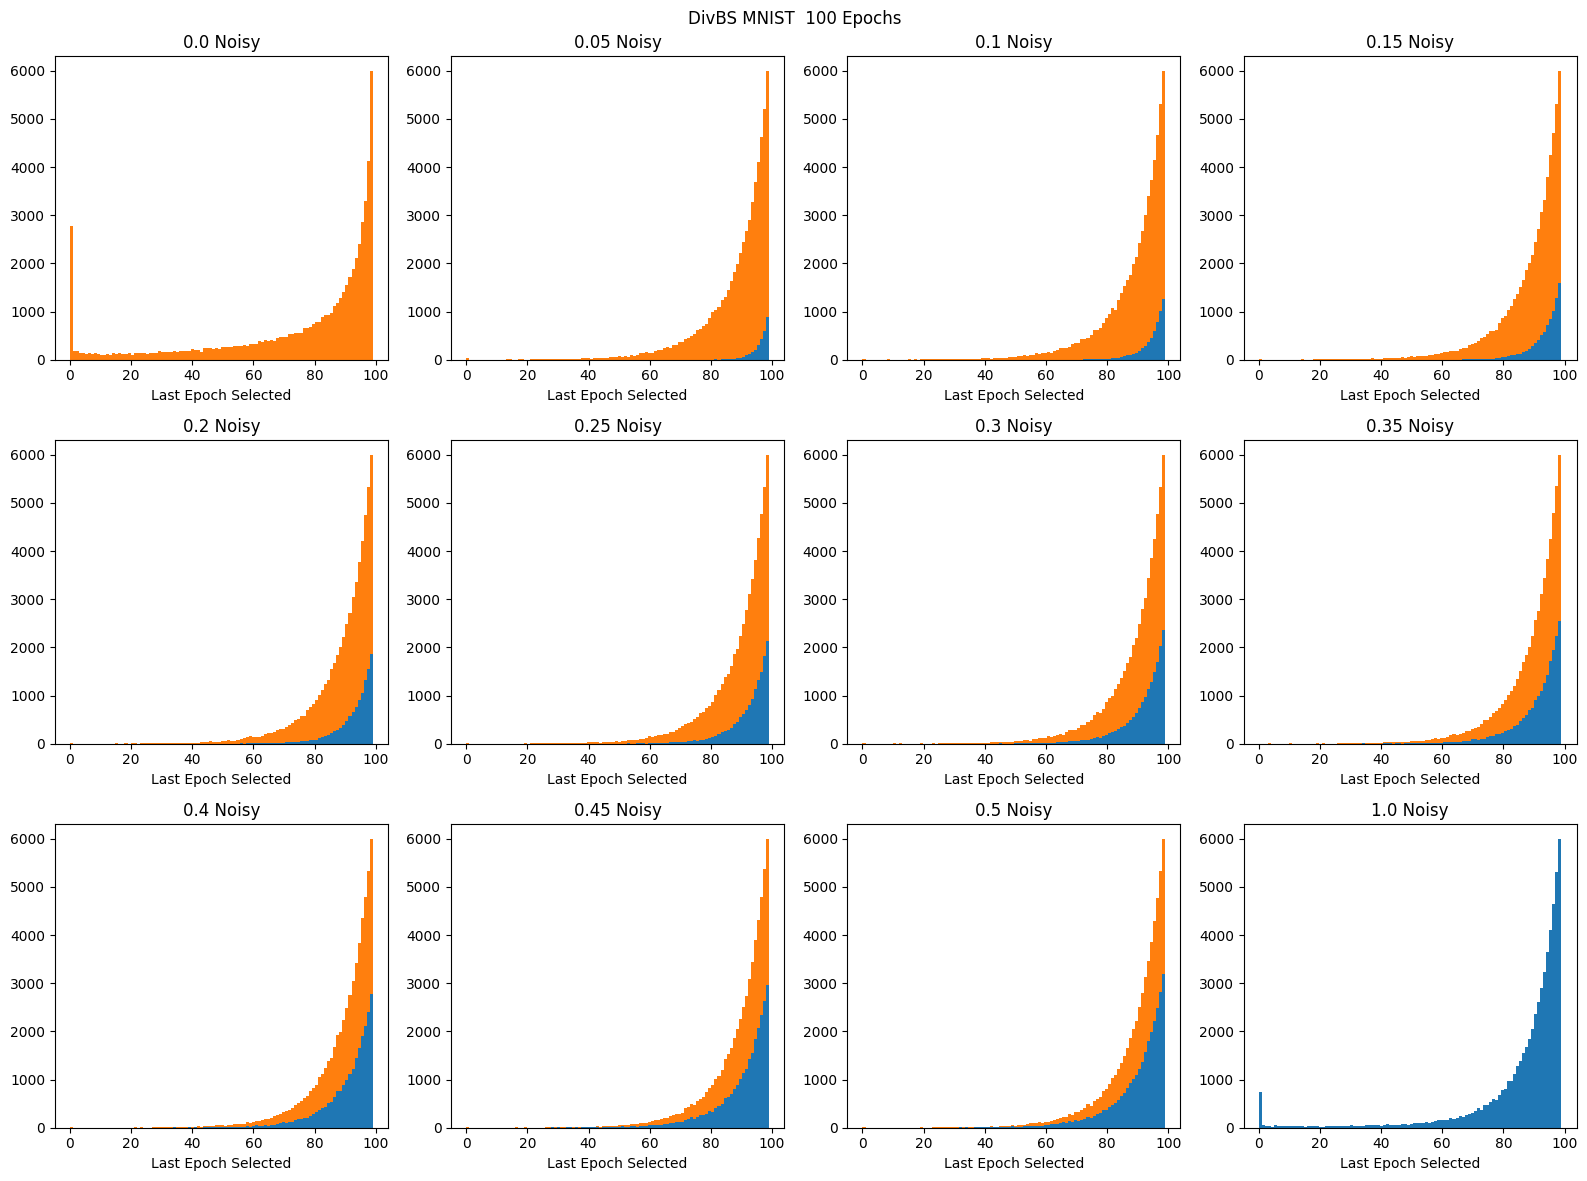
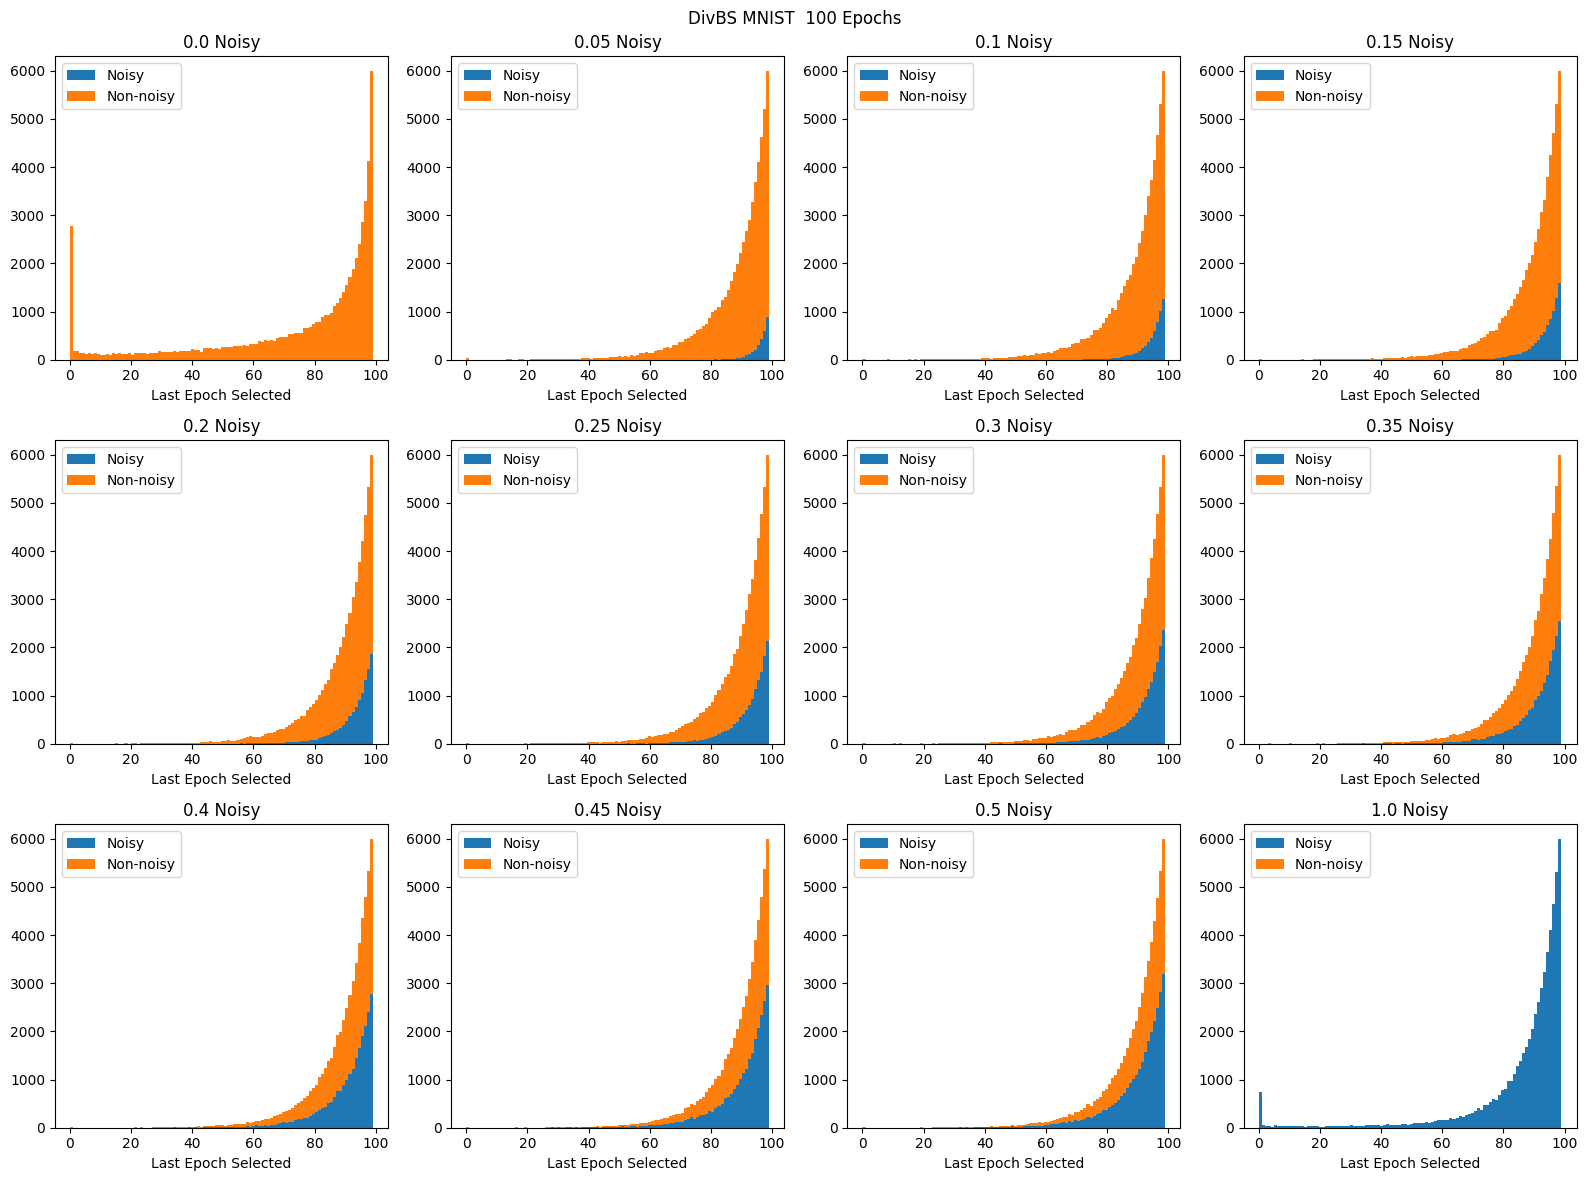
Unified diff of the notebook cell whose output changed from the first chart to the second:
--- before
+++ after
@@ -11,5 +11,5 @@
 
             percent = next(percents)
-            num_epochs, num_data, selected_points, noisy_mask, num_selected_noisy, num_selected_non_noisy = load_data(selected_points_path, noisy_indicies_path, percent)
+            num_epochs, num_data, selected_points, noisy_mask, num_selected_noisy, num_selected_non_noisy = load_data(selected_points_path, noisy_indicies_path, percent, seed, method)
 
             num_ax.hist([num_selected_noisy, num_selected_non_noisy], bins=num_epochs, stacked=True, label=["Noisy", "Non-noisy"])
@@ -22,4 +22,5 @@
 
             last_ax.hist([last_selection_noisy, last_selection_non_noisy], bins=num_epochs, stacked=True, label=["Noisy", "Non-noisy"])
+            last_ax.legend()
 
             last_ax.set_xlabel('Last Epoch Selected')

Commit: updated